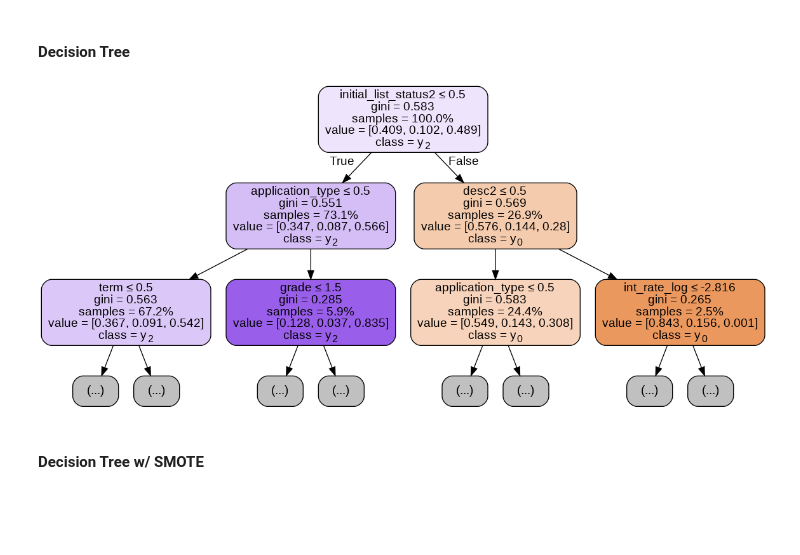
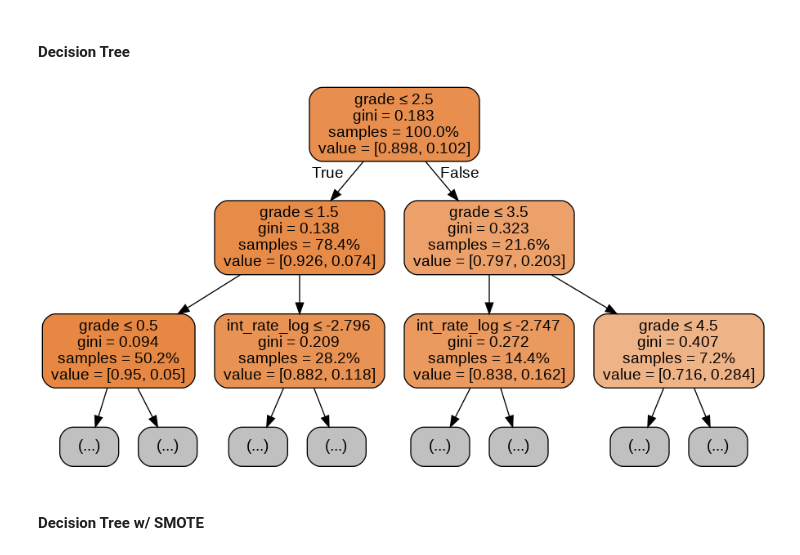
Before and after one commit to clescher/MSDS498, a Jupyter notebook: Master_Code_Decision_Tree.ipynb, the cells around one changed output. Saved outputs shown, nothing was run; the diff lists cells and outputs as text; code cells hidden in the pictures; blank space fills up the shorter version.

```diff
--- a/Master_Code_Decision_Tree.ipynb
+++ b/Master_Code_Decision_Tree.ipynb
@@ -37,3 +37,6 @@ warnings.filterwarnings('ignore')
 #desktop code
 datapath = os.path
 df = pd.read_csv("modelingdftrain.csv",  sep=',')
+# %%
+#fixing Default
+df['default_ind'] = df['default_ind'].replace(2,0)
@@ -304,16 +324,16 @@ import numpy as np
 import pydotplus
 # %%
 dot_data = StringIO()
-#Target = ['Paid', 'Default', 'Default', 'Default']
+#Target = ['Paid', 'Default']
 export_graphviz(model3, out_file=dot_data,
                 filled=True, rounded=True,
                 special_characters=True,
-                max_depth=2, feature_names = X_train.columns, class_names= True, proportion=True)
+                max_depth=2, feature_names = X_train.columns,  proportion=True)
 graph = pydotplus.graph_from_dot_data(dot_data.getvalue())
-graph.write_png('Tree_2_class_test.png')
+graph.write_png('Tree_2_updated.png')
 Image(graph.create_png())
 # %% [output]
-[figure, old version]
+[figure, new version]
 # %% [markdown]
 #### Decision Tree w/ SMOTE
 # %%
```
Also changed, not shown: parts of 5 cells of this notebook.
